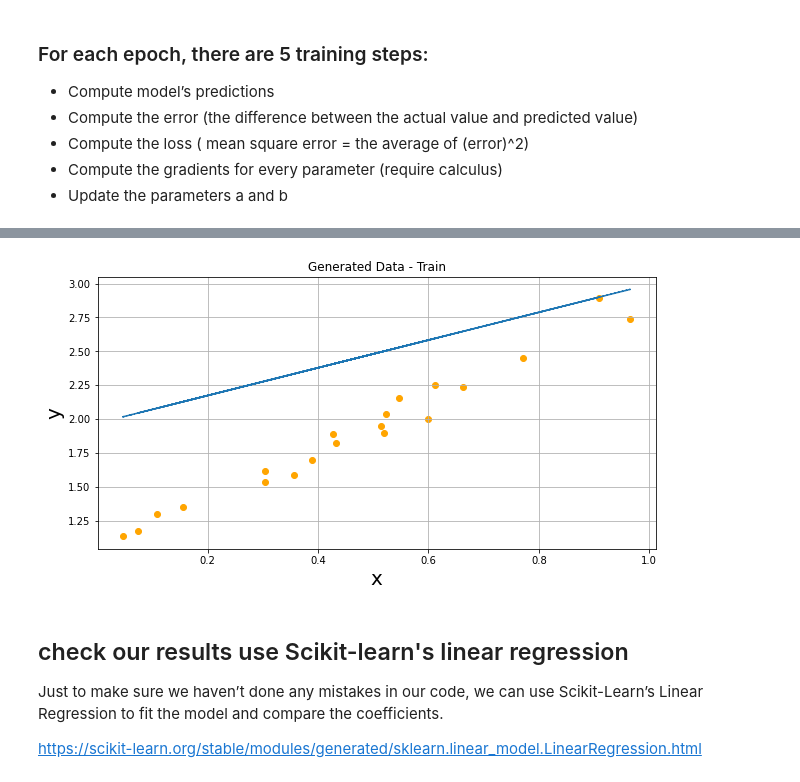
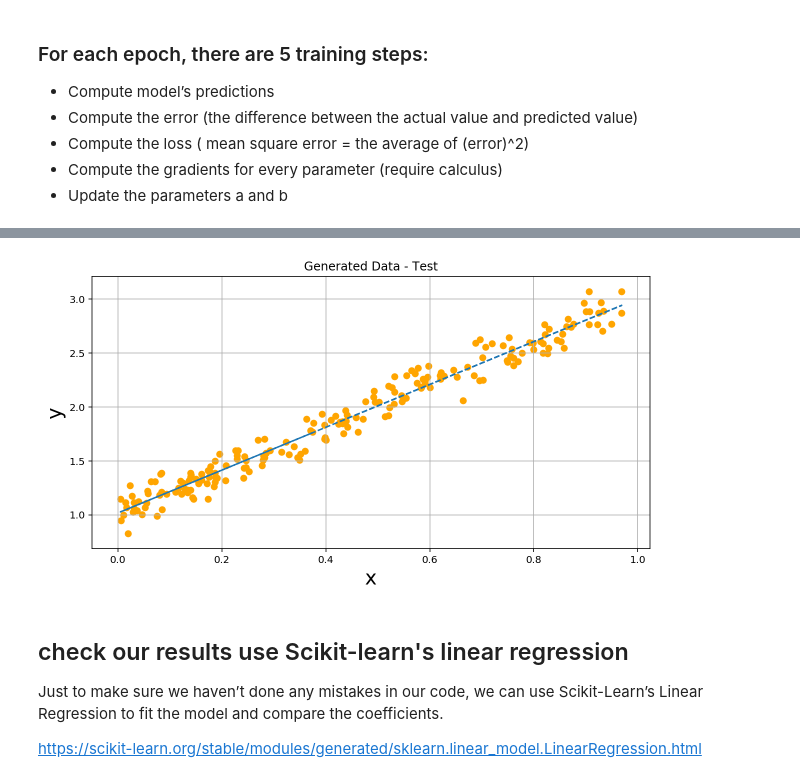
Before and after one commit to wxuan309/SC22-BatchA-elastic-searchers, a Jupyter notebook: Brenda/week2/linear_regression_numpy.ipynb, the cells around one changed output, grey strips where cells are left out. Saved outputs shown, nothing was run; the diff lists cells and outputs as text; code cells hidden in the pictures.

```diff
--- a/Brenda/week2/linear_regression_numpy.ipynb
+++ b/Brenda/week2/linear_regression_numpy.ipynb
@@ -11,9 +11,9 @@ import matplotlib.pyplot as plt
 np.random.seed(42) # Why 42 (It works well for computer science) - https://medium.com/@leticia.b/the-story-of-seed-42-874953452b94
 
 # randomly generate x which is a vector of 100 points
-x = np.random.rand(11, 1)
+x = np.random.rand(1000, 1)
 
 # define exact linear function y = 1 + 2x + epsilon where epsilon (0.1*random numbers)
-y = 1 + 2 * x + .1 * np.random.randn(11, 1)
+y = 1 + 2 * x + .1 * np.random.randn(1000, 1)
 len(y)
 # %% [output]
@@ -133,16 +146,16 @@ print(a, b)
 # %%
 plt.figure(figsize=(10,5))
-y_vals = b + a * x_val
+y_vals = a + b * x_val
 plt.plot(x_val, y_vals, '--')
 
 plt.scatter(x_val,y_val, c='orange')
 plt.xlabel('x', fontsize = 20)
 plt.ylabel('y', fontsize = 20)
-plt.title('Generated Data - Train')
+plt.title('Generated Data - Test')
 plt.grid('on')
 plt.show()
 # %% [output]
-[figure, old version]
+[figure, new version]
 # %% [markdown]
 ## check our results use Scikit-learn's linear regression
 
```
Also changed, not shown: parts of 5 cells of this notebook, 18 other files.
